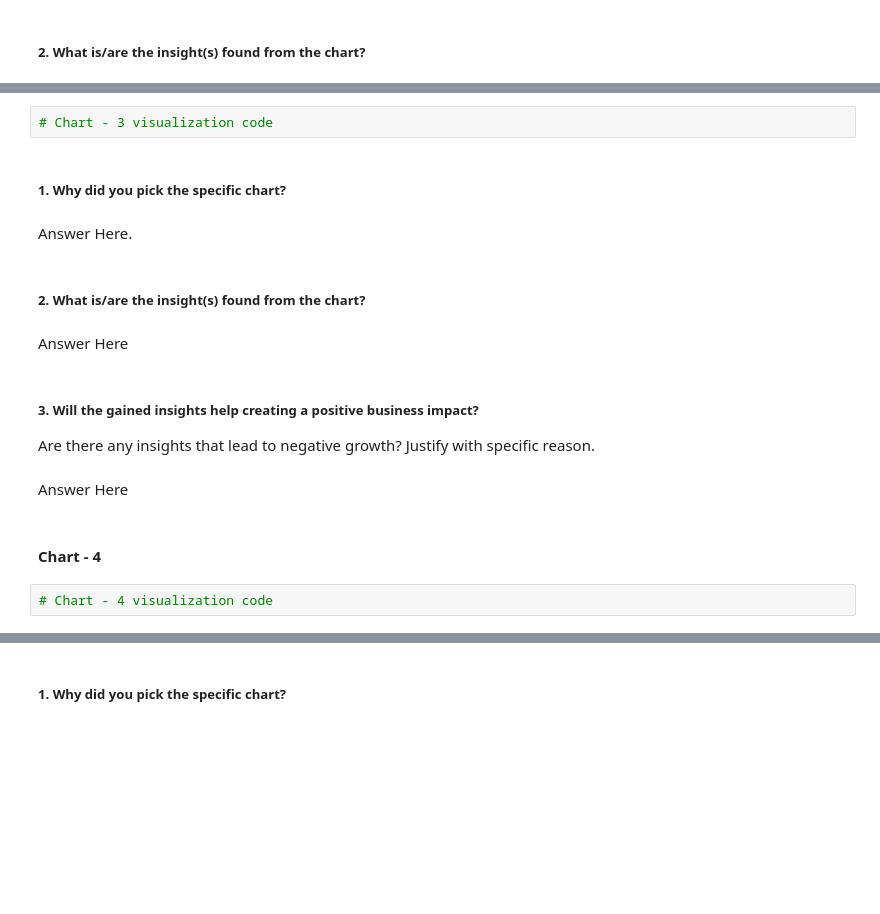
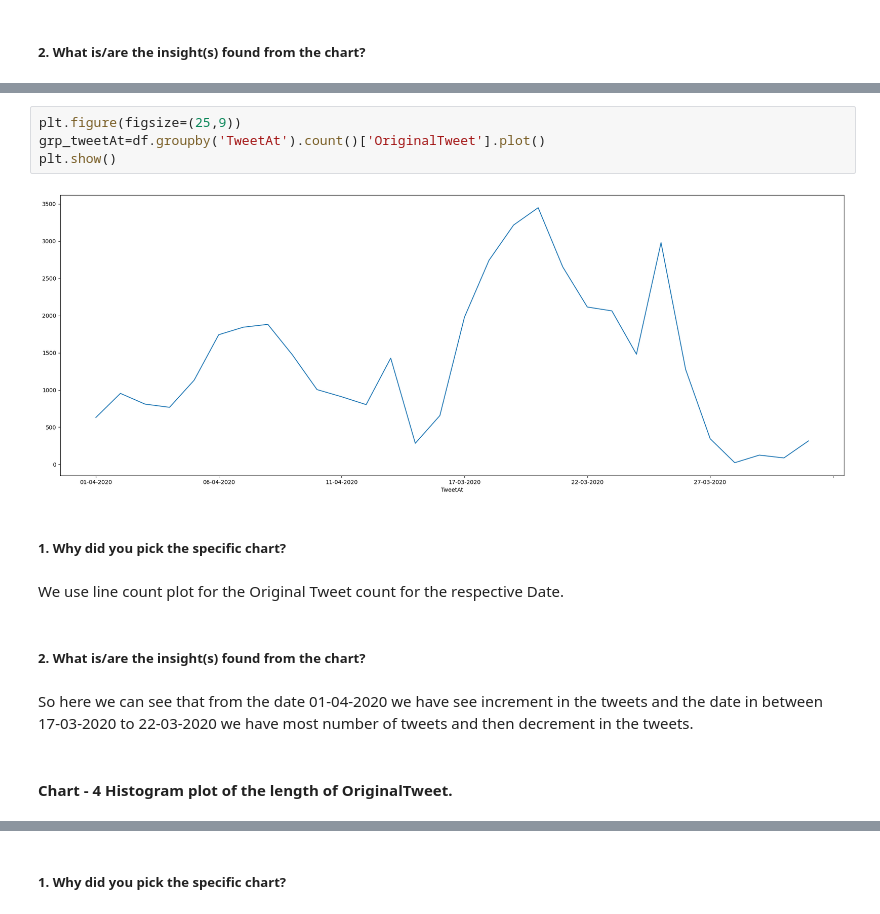
Before and after one commit to ashishdhawas/Coronavirus-Tweet-Sentiment-Analysis, a Jupyter notebook: Coronavirus_Tweet_Sentiment_Analysis.ipynb, the cells around one changed output, grey strips where cells are left out. Drawn from its saved outputs; the diff is of its cells as text; blank space fills up the shorter version.

```diff
--- a/Coronavirus_Tweet_Sentiment_Analysis.ipynb
+++ b/Coronavirus_Tweet_Sentiment_Analysis.ipynb
@@ -185,19 +391,16 @@ Answer Here
-# %%
-# Chart - 3 visualization code
+# %%
+plt.figure(figsize=(25,9))
+grp_tweetAt=df.groupby('TweetAt').count()['OriginalTweet'].plot()
+plt.show()
+# %% [output]
+[figure, added]
 # %% [markdown]
 ##### 1. Why did you pick the specific chart?
-# %% [markdown]
-Answer Here.
+# %% [markdown]
+We use line count plot for the Original Tweet count for the respective Date.
 # %% [markdown]
 ##### 2. What is/are the insight(s) found from the chart?
-# %% [markdown]
-Answer Here
-# %% [markdown]
-##### 3. Will the gained insights help creating a positive business impact?
-Are there any insights that lead to negative growth? Justify with specific reason.
-# %% [markdown]
-Answer Here
+# %% [markdown]
+So here we can see that from the date 01-04-2020 we have see increment in the tweets and the date in between 17-03-2020 to 22-03-2020 we have most number of tweets and then decrement in the tweets.
 # %% [markdown]
-#### Chart - 4
+#### Chart - 4  Histogram plot of the length of OriginalTweet.
-# %%
-# Chart - 4 visualization code
```
Also changed, not shown: parts of 170 cells of this notebook.
